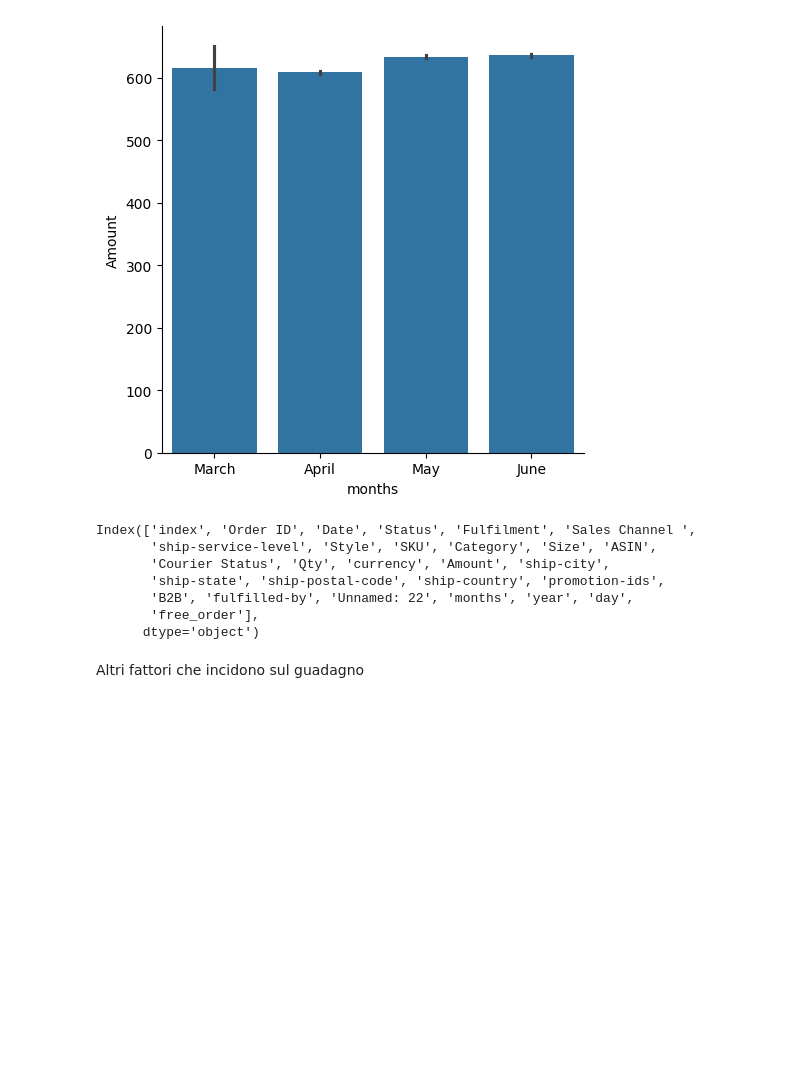
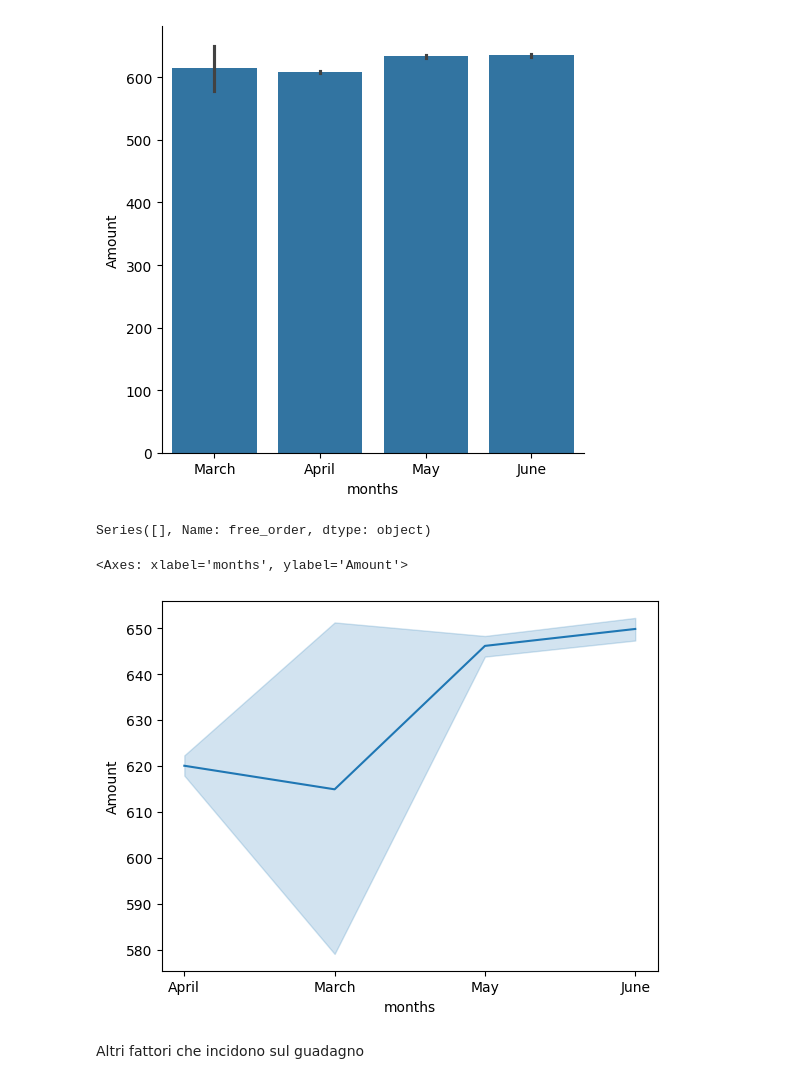
Before and after one commit to glo-code/ecommerce-analysis, a Jupyter notebook: ecommerce_analysis.ipynb, the cells around one changed output. Saved outputs shown, nothing was run; the diff lists cells and outputs as text; code cells hidden in the pictures; blank space fills up the shorter version.

```diff
--- a/ecommerce_analysis.ipynb
+++ b/ecommerce_analysis.ipynb
@@ -648,16 +648,15 @@ plt.show()
 # %% [output]
 [figure]
 # %%
-#new_df['Free_order'].apply(lambda f:0 if f=='Order not null' else 1)
-new_df.columns
+new_df['free_order'].apply(lambda f:0 if f=='Order not null' else 1)
+print(new_df['free_order'][new_df['free_order']==1])
 # %% [output]
-Index(['index', 'Order ID', 'Date', 'Status', 'Fulfilment', 'Sales Channel ',
-       'ship-service-level', 'Style', 'SKU', 'Category', 'Size', 'ASIN',
-       'Courier Status', 'Qty', 'currency', 'Amount', 'ship-city',
-       'ship-state', 'ship-postal-code', 'ship-country', 'promotion-ids',
-       'B2B', 'fulfilled-by', 'Unnamed: 22', 'months', 'year', 'day',
-       'free_order'],
-      dtype='object')
+Series([], Name: free_order, dtype: object)
+# %%
+sns.lineplot(data=new_df,x='months',y='Amount')
+# %% [output]
+<Axes: xlabel='months', ylabel='Amount'>
+[figure, added]
 # %% [markdown]
 Altri fattori che incidono sul guadagno
 # %% [markdown]
```
Also changed, not shown: parts of 7 cells of this notebook.
